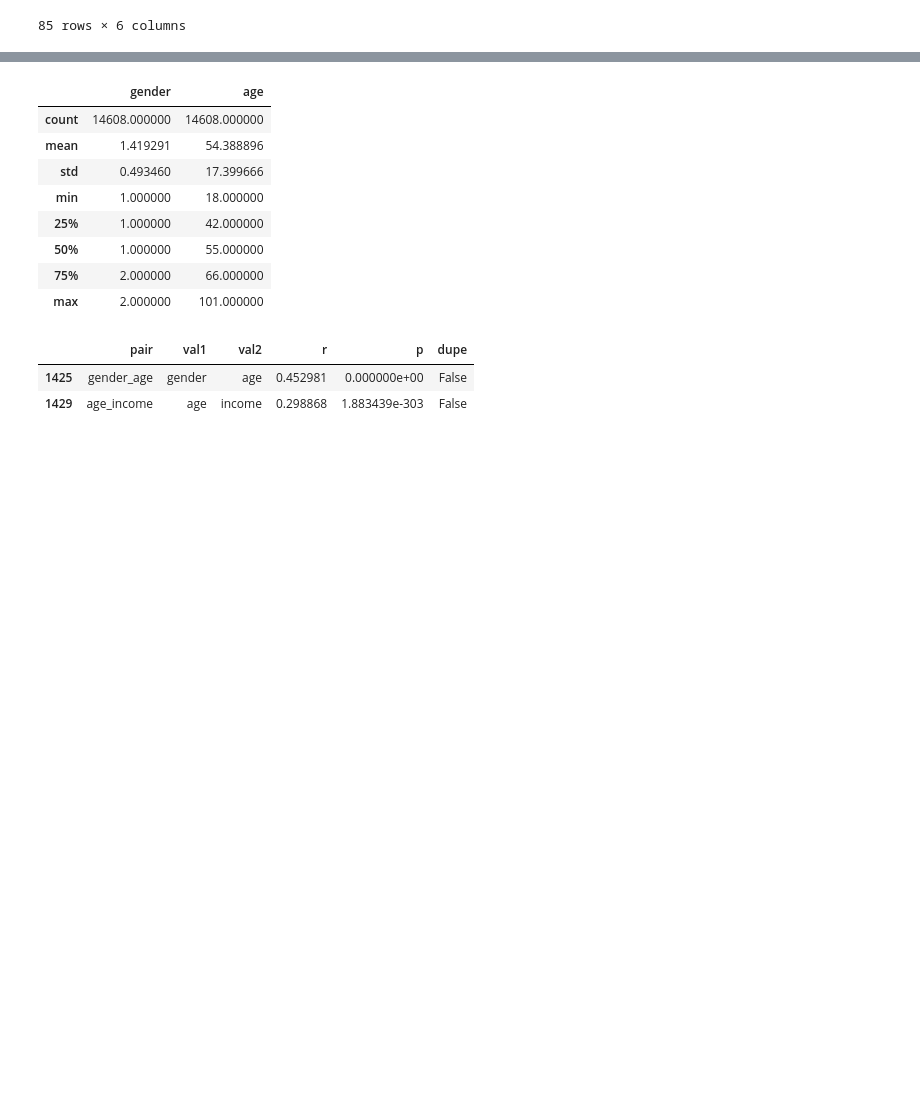
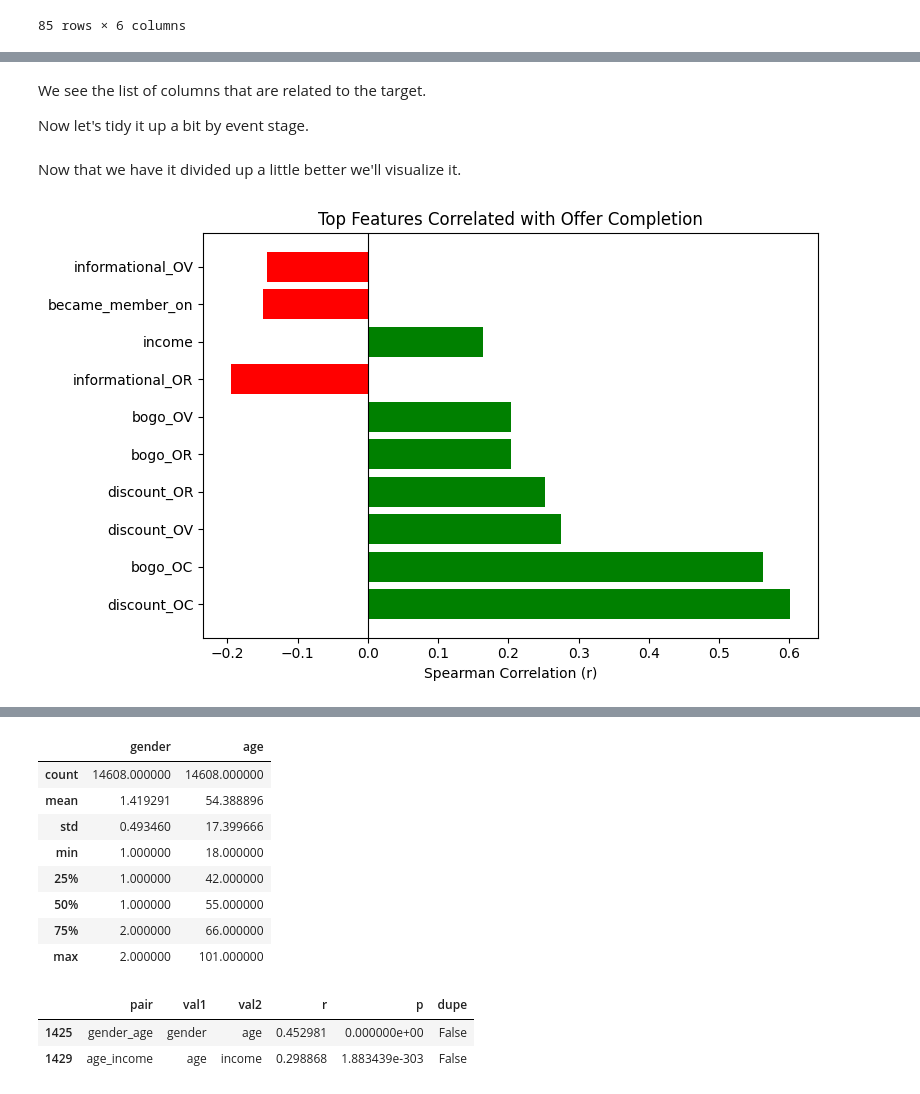
Before and after one commit to kiah-ucsd/DSE200, a Jupyter notebook: Mini_Project_2.ipynb, the cells around one changed output, grey strips where cells are left out. Saved outputs shown, nothing was run; the diff lists cells and outputs as text; code cells hidden in the pictures; blank space fills up the shorter version.

```diff
--- a/Mini_Project_2.ipynb
+++ b/Mini_Project_2.ipynb
@@ -614,0 +703,33 @@ pos_corr_OC
+# %% [markdown]
+We see the list of columns that are related to the target.
+
+Now let's tidy it up a bit by event stage.
+# %%
+def get_event_type(field):
+    if '_OC' in field:
+        return 'Completed'
+    elif '_OV' in field:
+        return 'Viewed'
+    elif '_OR' in field:
+        return 'Received'
+    elif '_TR' in field:
+        return 'Transaction'
+    else:
+        return 'Other'
+
+combined_corrs['event_stage'] = combined_corrs['related_field'].apply(get_event_type)
+# %% [markdown]
+Now that we have it divided up a little better we'll visualize it.
+# %%
+import matplotlib.pyplot as plt
+
+plt.figure(figsize=(8,5))
+plt.barh(combined_corrs['related_field'], combined_corrs['r'],
+         color=combined_corrs['r'].apply(lambda x: 'green' if x>0 else 'red'))
+plt.title('Top Features Correlated with Offer Completion')
+plt.xlabel('Spearman Correlation (r)')
+plt.axvline(0, color='black', linewidth=0.8)
+plt.tight_layout()
+plt.show()
+# %% [output]
+[figure, added]
```
Also changed, not shown: parts of 37 cells of this notebook.
